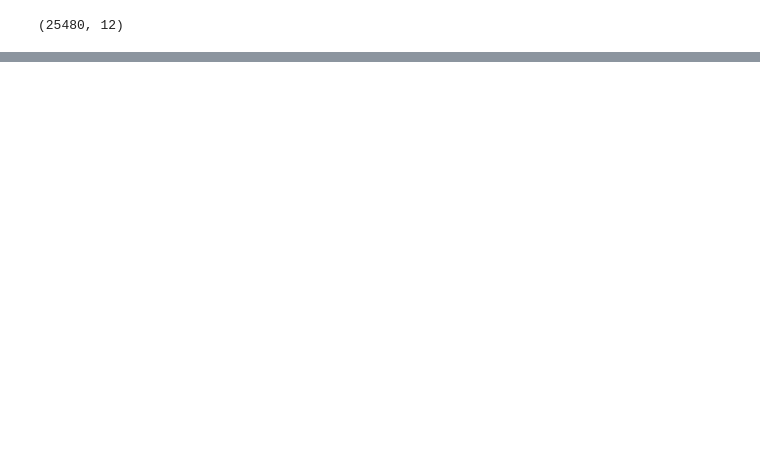
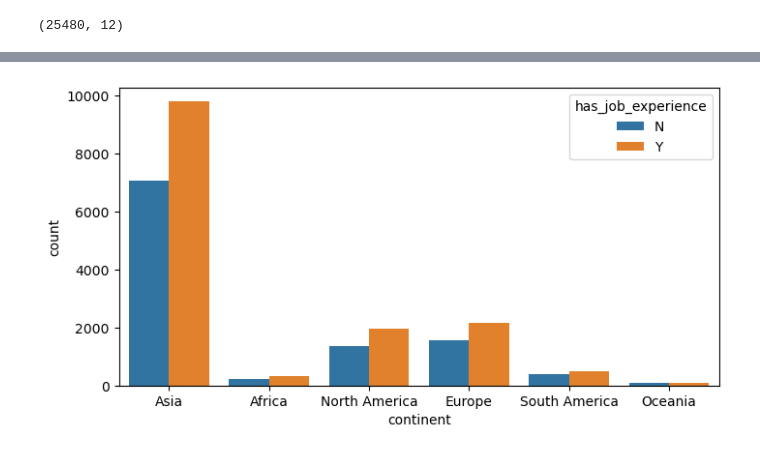
Before and after one commit to RanaSanga85/US-Visa-Approval-Prediction-MLOPs-Project, a Jupyter notebook: notebook/EDA.ipynb, the cells around one changed output, grey strips where cells are left out. Drawn from its saved outputs; the diff is of its cells as text; code cells hidden in the pictures; blank space fills up the shorter version.

```diff
--- a/notebook/EDA.ipynb
+++ b/notebook/EDA.ipynb
@@ -97,0 +262,6 @@ df['no_of_employees'] = df['no_of_employees'].apply(lambda x: median_value if x
+# %%
+plt.figure(figsize=(8, 4))
+sns.countplot(data=df, x="continent", hue="has_job_experience", dodge=True)
+plt.show()
+# %% [output]
+[figure, added]
```
Also changed, not shown: parts of 23 cells of this notebook.
